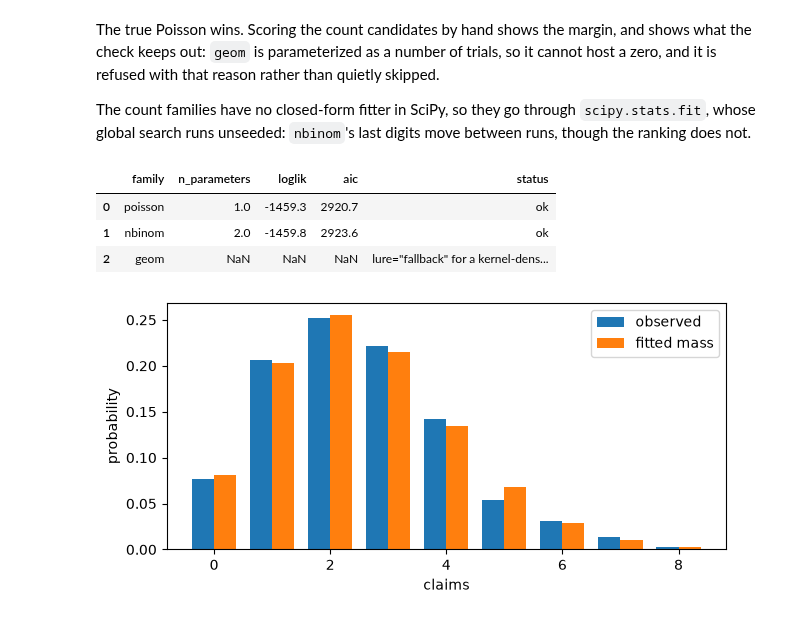
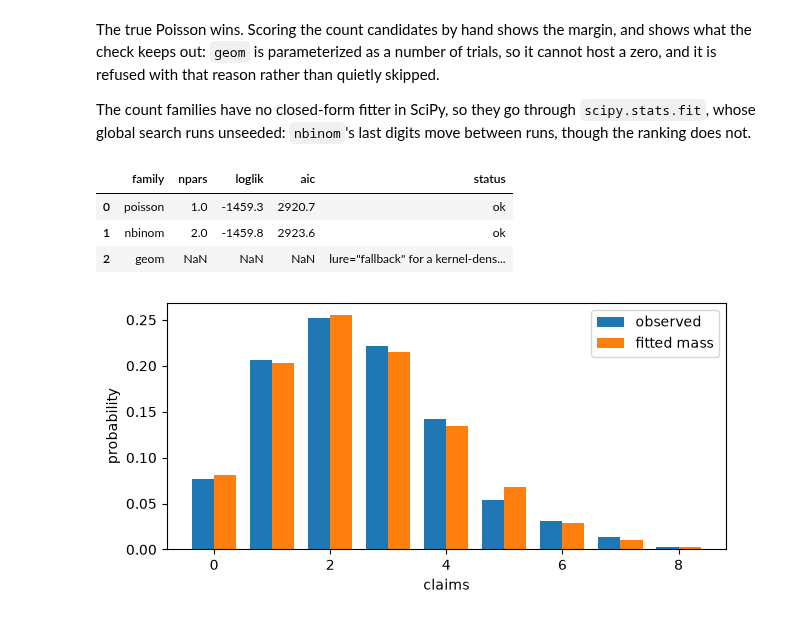
Before and after one commit to vinecopulib/pyvinecopulib, a Jupyter notebook: examples/03_vine_distributions.ipynb, the cells around one changed output. Saved outputs shown, nothing was run; the diff lists cells and outputs as text; code cells hidden in the pictures.

```diff
--- a/examples/03_vine_distributions.ipynb
+++ b/examples/03_vine_distributions.ipynb
@@ -351,7 +351,7 @@ for family in candidates:
   rows.append(
     {
       "family": margin.family_name,
-      "n_parameters": margin.n_parameters,
+      "npars": margin.npars,
       "loglik": margin.loglik(),
       "bic": margin.bic(),
       "status": "ok",
@@ -495,25 +495,25 @@ between runs, though the ranking does not.
 # %%
 claims = x[:, 3]
 rows = []
 for family in ("poisson", "nbinom", "geom"):
   margin = SciPyMargin()
   try:
     margin.select(claims, FitControlsMargin(family_set=[family]))
   except ValueError as e:
     rows.append({"family": family, "aic": np.nan, "status": str(e)[-44:]})
     continue
   rows.append(
     {
       "family": margin.family_name,
-      "n_parameters": margin.n_parameters,
+      "npars": margin.npars,
       "loglik": margin.loglik(),
       "aic": margin.aic(),
       "status": "ok",
     }
   )
 pd.DataFrame(rows).sort_values("aic").round(1).reset_index(drop=True)
 # %% [output]
-|  | family | n_parameters | loglik | aic | status |
+|  | family | npars | loglik | aic | status |
 | 0 | poisson | 1.0 | -1459.3 | 2920.7 | ok |
 | 1 | nbinom | 2.0 | -1459.8 | 2923.6 | ok |
 | 2 | geom | NaN | NaN | NaN | lure="fallback" for a kernel-dens... |
```
Also changed, not shown: parts of 2 cells of this notebook, 8 other files.
